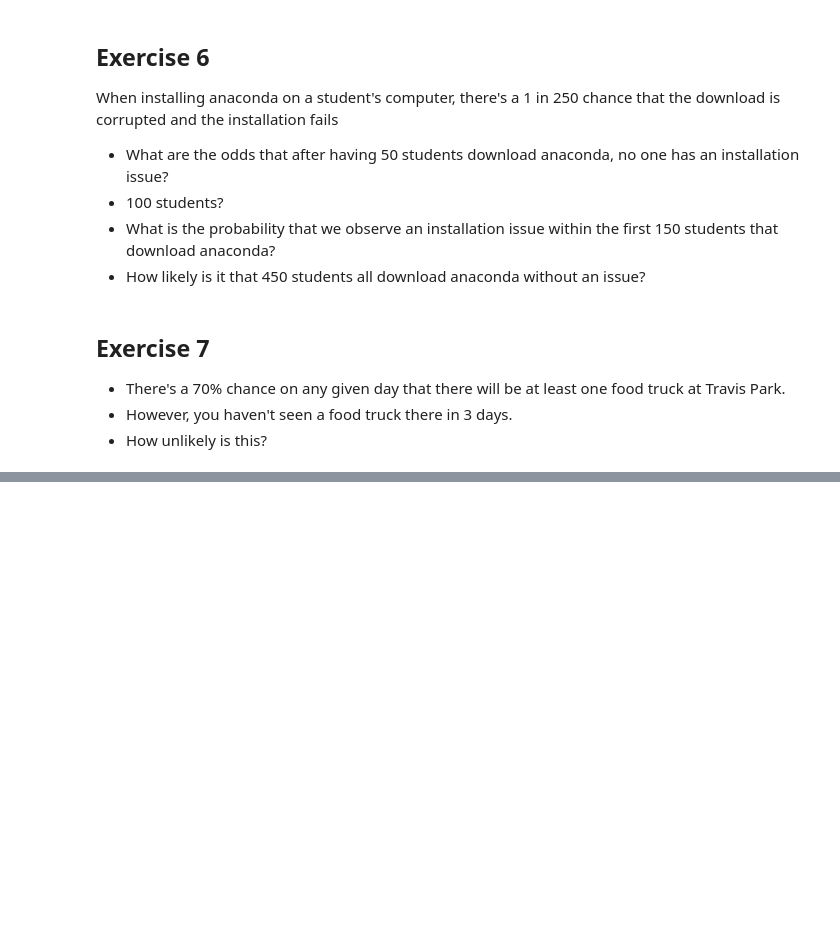
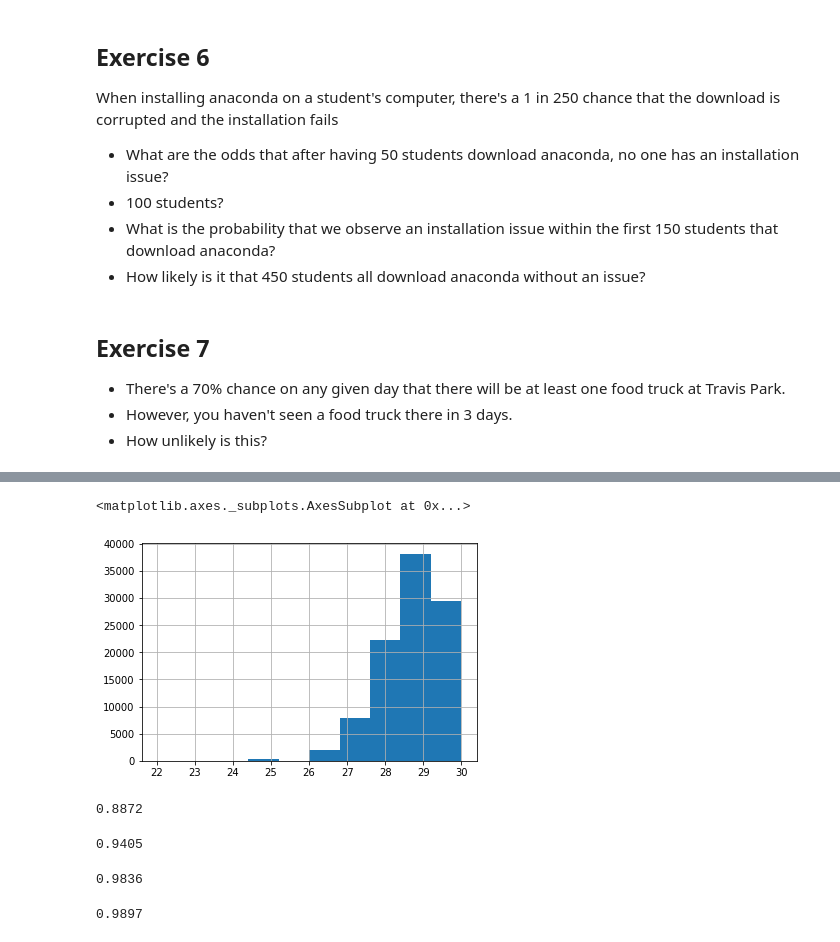
Before and after one commit to CodeupClassroom/curie-statistics-exercises, a Jupyter notebook: simulation_exercises.ipynb, the cells around one changed output, grey strips where cells are left out. Cells and saved outputs as stored; diff of their text form; code cells hidden in the pictures; blank space fills up the shorter version.

```diff
--- a/simulation_exercises.ipynb
+++ b/simulation_exercises.ipynb
@@ -273,6 +355,13 @@ df["n_unique"] = df.nunique(axis=1)
+# %%
+df.n_unique.hist()
+# %% [output]
+<matplotlib.axes._subplots.AxesSubplot at 0x...>
+[figure, added]
 # %%
-# calculate the odds of two people share a birthday in a room of 20 people
-n_simulations = 100_000
+# In a room of 40 people
+# What are the odds that at least 2 people share a birthdau
+
+n_simulations = 10_000
 n_people = 40
 birthdays = np.random.choice(range(365), size=(n_simulations, n_people))
 df = pd.DataFrame(birthdays)
@@ -280,30 +369,42 @@ df = pd.DataFrame(birthdays)
 # Get the number of unique values per row
 df["n_unique"] = df.nunique(axis=1)
 
-(df.n_unique == n_people - 2).mean()
+(df.n_unique <= n_people - 1).mean()
+# %% [output]
+0.8872
 # %%
-# In a room of 30 people
-# What are the odds that at least 2 people share a birthday
-
 n_simulations = 10_000
-n_people = 30
+n_people = 45
 birthdays = np.random.choice(range(365), size=(n_simulations, n_people))
 df = pd.DataFrame(birthdays)
 
 # Get the number of unique values per row
 df["n_unique"] = df.nunique(axis=1)
 
-(df.n_unique <= n_people - 2).mean()
+(df.n_unique <= n_people - 1).mean()
+# %% [output]
+0.9405
 # %%
-# In a room of 40 people
-# What are the odds that at least 2 people share a birthdau
-
 n_simulations = 10_000
-n_people = 40
+n_people = 53
 birthdays = np.random.choice(range(365), size=(n_simulations, n_people))
 df = pd.DataFrame(birthdays)
 
 # Get the number of unique values per row
 df["n_unique"] = df.nunique(axis=1)
 
-(df.n_unique <= n_people - 2).mean()
+(df.n_unique <= n_people - 1).mean()
+# %% [output]
+0.9836
+# %%
+n_simulations = 10_000
+n_people = 57
+birthdays = np.random.choice(range(365), size=(n_simulations, n_people))
+df = pd.DataFrame(birthdays)
+
+# Get the number of unique values per row
+df["n_unique"] = df.nunique(axis=1)
+
+(df.n_unique <= n_people - 1).mean()
+# %% [output]
+0.9897
```
Also changed, not shown: parts of 18 cells of this notebook.
